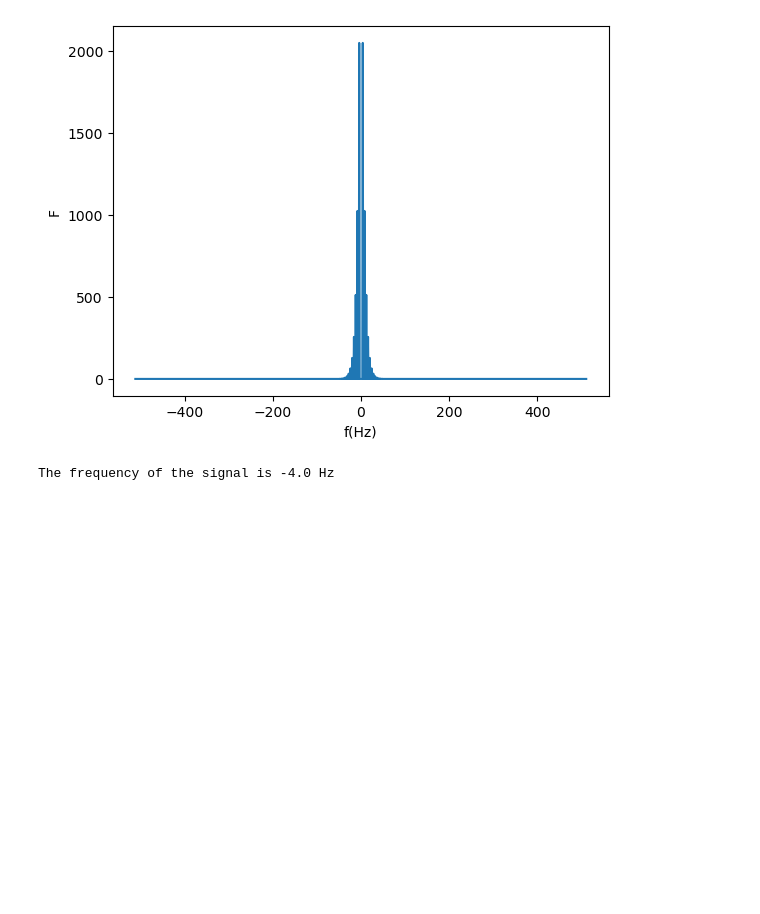
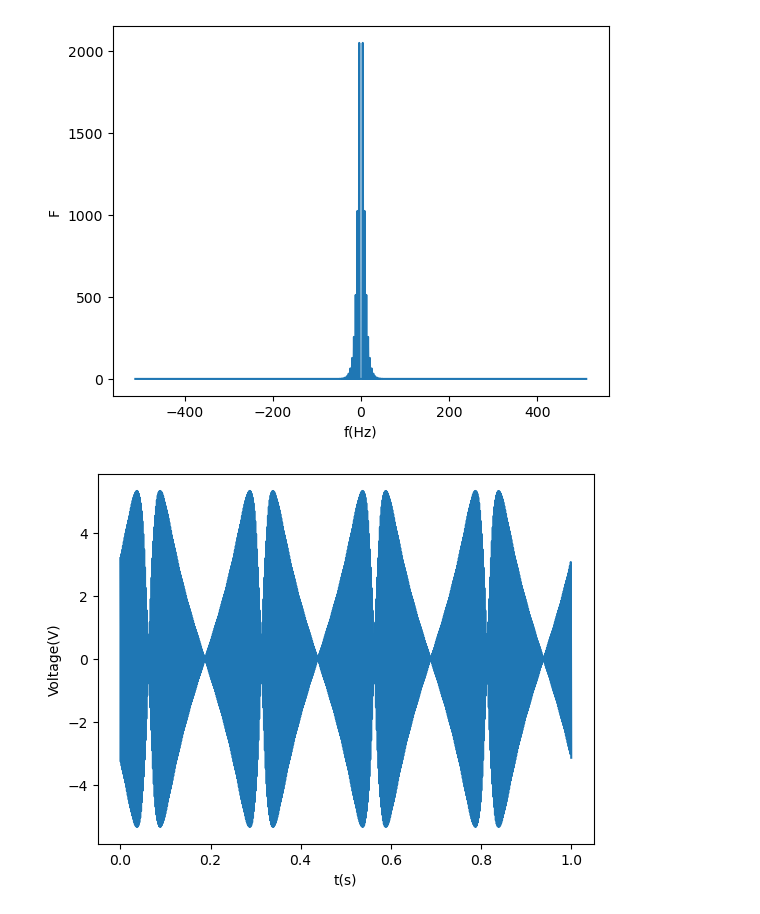
Before and after one commit to chtang-hmc/PHYS064, a Jupyter notebook: HW7C.ipynb, the cells around one changed output. Saved outputs shown, nothing was run; the diff lists cells and outputs as text; code cells hidden in the pictures; blank space fills up the shorter version.

```diff
--- a/HW7C.ipynb
+++ b/HW7C.ipynb
@@ -108,8 +108,15 @@ plt.xlabel('f(Hz)')
 plt.show()
 # %% [output]
 [figure]
-# %%
-# identify the frequencies of the peaks
-print('The frequencies of the peaks are:')
-# %% [output]
-The frequency of the signal is -4.0 Hz
+# %%
+f = np.fft.ifft(F)
+f = np.fft.fftshift(f)
+
+# graph the filtered signal
+plt.figure()
+plt.plot(t, f)
+plt.ylabel('Voltage(V)')
+plt.xlabel('t(s)')
+plt.show()
+# %% [output]
+[figure, added]
```
